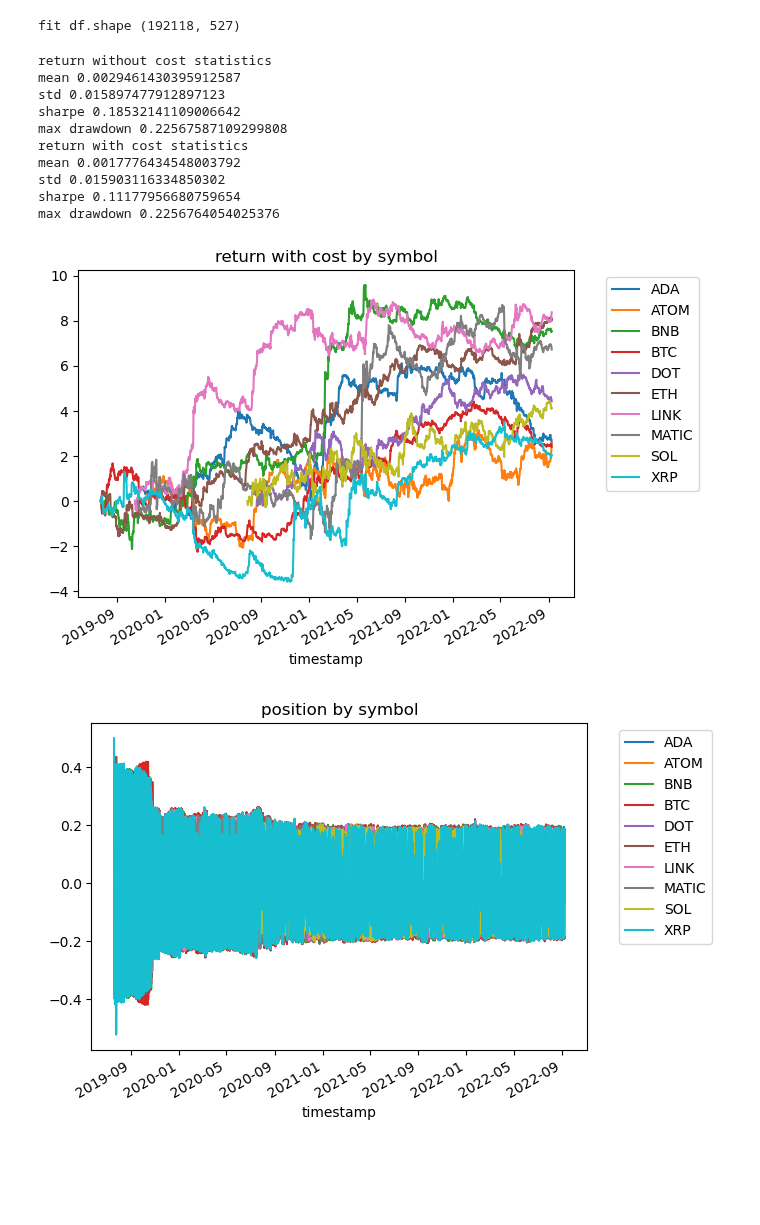
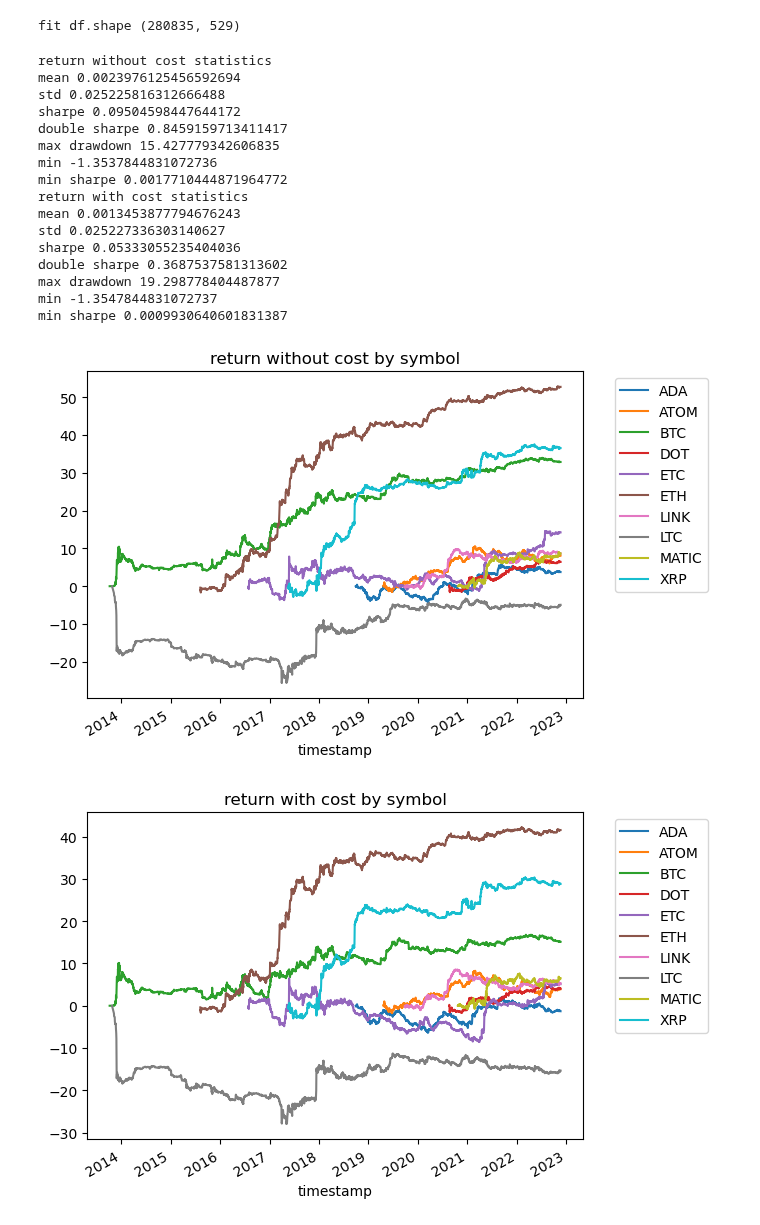
Before and after one commit to richmanbtc/alphapool-model, a Jupyter notebook: notebooks/20220910_beta_ridge.ipynb, the cells around one changed output. Drawn from its saved outputs; the diff is of its cells as text; code cells hidden in the pictures; blank space fills up the shorter version.

Commit message:
'build notebooks/20220910_beta_ridge/20221121_121113.ipynb'

```diff
--- a/notebooks/20220910_beta_ridge.ipynb
+++ b/notebooks/20220910_beta_ridge.ipynb
@@ -1,6 +1,10 @@
 # %%
+import os
 import sys
-sys.path.append('..') # for import src
+p = '..'
+while not os.path.isdir(p + '/notebooks'):
+    p += '/..'
+sys.path.append(p) # for import src
 
 import os
 import cloudpickle
@@ -13,6 +17,7 @@ from scipy.stats import pearsonr
 import matplotlib.pyplot as plt
 import lightgbm as lgb
 import talib
+import joblib
 
 import src
 from src.ml_utils import (
@@ -25,5 +30,16 @@ from src.ml_utils import (
     unbiased_rank,
     ewm_finite,
 )
+from src.data_fetcher import DataFetcher
 cloudpickle.register_pickle_by_value(src) # for model portability
+
+os.environ["USE_JOBLIB_MEMORY"] = "1"
+
+def get_joblib_memory():
+    if os.getenv('USE_JOBLIB_MEMORY'):
+        return joblib.Memory('/tmp/alphapool_joblib_memory', verbose=0)
+    else:
+        return joblib.Memory(None, verbose=0)
+
+model_name = '20220910_beta_ridge'
 # %%
@@ -336,7 +441,8 @@ class ExampleModelRank:
         # self._model = BaggingRegressor(self._model, random_state=1)
 
         self.max_data_sec = 2 * 30 * 24 * 60 * 60 # for predict script
-        self.price_type = None
+        self.provider_configs = provider_configs
+        self.merge_data = merge_data
 
     def fit(self, df):
         df = self._calc_features(df)
@@ -386,6 +492,8 @@ class ExampleModelRank:
     def _calc_features(self, df):
         df = df.copy()
         df = calc_features(df)
+        features = get_feature_columns(df)
+        df[features] = df[features].replace([np.inf, -np.inf], np.nan).fillna(0)
 
         # dfs = [df]
         # for col in get_feature_columns(df):
@@ -396,18 +504,24 @@ class ExampleModelRank:
 
         return df
 # %%
-df = pd.read_pickle('/tmp/df_price_type_none.pkl')
+df = pd.read_pickle('/tmp/df_binance_ohlcv_extended.pkl')
+df = df.loc[df.index.get_level_values('timestamp') < pd.to_datetime('2022-11-20 00:00:00Z')]
+# df = df.loc[df.index.get_level_values('timestamp') >= pd.to_datetime('2018-01-01 00:00:00Z')]
+
+df['ret'] = df.groupby('symbol')['twap_5m'].transform(lambda x: x.shift(-25) / x.shift(-1) - 1).fillna(0)
+df['execution_start_at'] = df.index.get_level_values('timestamp')
 
 model = ExampleModelRank()
 
 # cv
 df_cv = calc_position_cv2(model, df)
 visualize_result(df_cv.dropna())
+visualize_result(df_cv.loc[~df['extended']].dropna())
 
 # fit and save model as portable format
 model.fit(df)
 data = cloudpickle.dumps(model)
 data = lzma.compress(data)
-with open('/home/jovyan/data/20220910_beta_ridge.xz', 'wb') as f:
+with open('/home/jovyan/data/{}.xz'.format(model_name), 'wb') as f:
     f.write(data)
 # %% [output]
@@ -418,13 +532,19 @@ fit df.shape (191618, 527)
-fit df.shape (192118, 527)
+fit df.shape (280835, 529)
 return without cost statistics
-mean 0.0029461430395912587
-std 0.015897477912897123
-sharpe 0.18532141109006642
-max drawdown 0.22567587109299808
+mean 0.0023976125456592694
+std 0.025225816312666488
+sharpe 0.09504598447644172
+double sharpe 0.8459159713411417
+max drawdown 15.427779342606835
+min -1.3537844831072736
+min sharpe 0.0017710444871964772
 return with cost statistics
-mean 0.0017776434548003792
-std 0.015903116334850302
-sharpe 0.11177956680759654
-max drawdown 0.2256764054025376
+mean 0.0013453877794676243
+std 0.025227336303140627
+sharpe 0.05333055235404036
+double sharpe 0.3687537581313602
+max drawdown 19.298778404487877
+min -1.3547844831072737
+min sharpe 0.0009930640601831387
-[figure, old version]
+[figure, new version]
-[figure, old version]
+[figure, new version]
```
Also changed, not shown: parts of 4 cells of this notebook, 1 other file.
